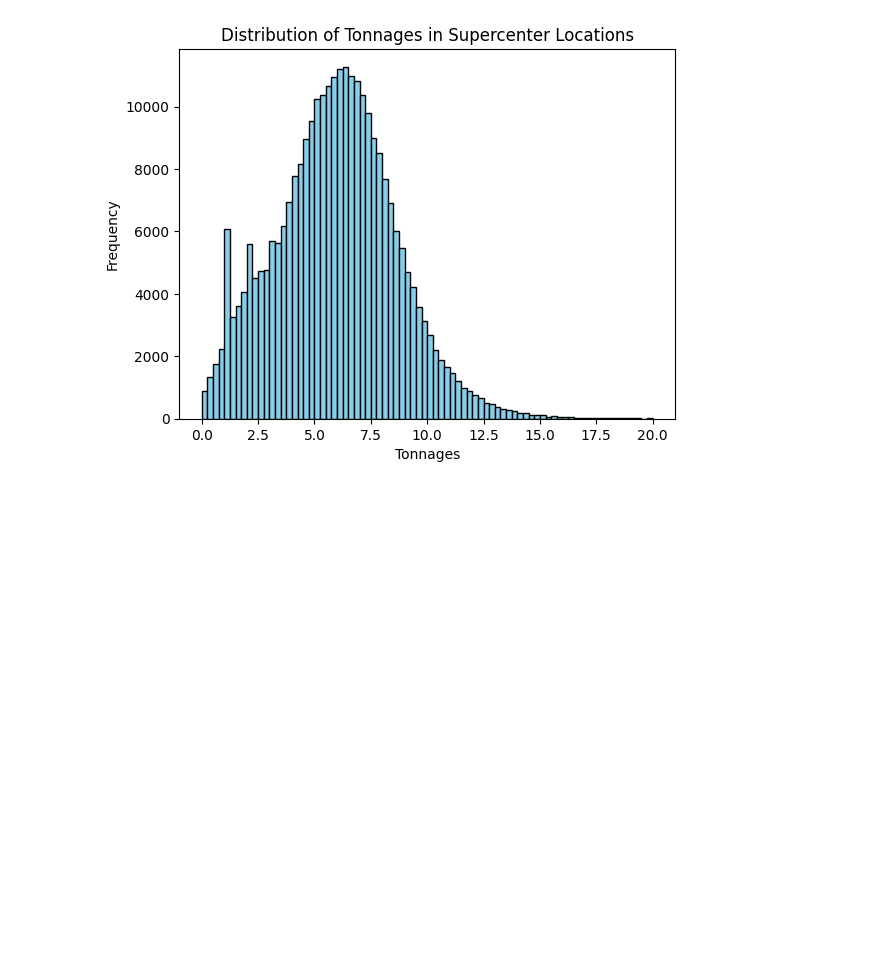
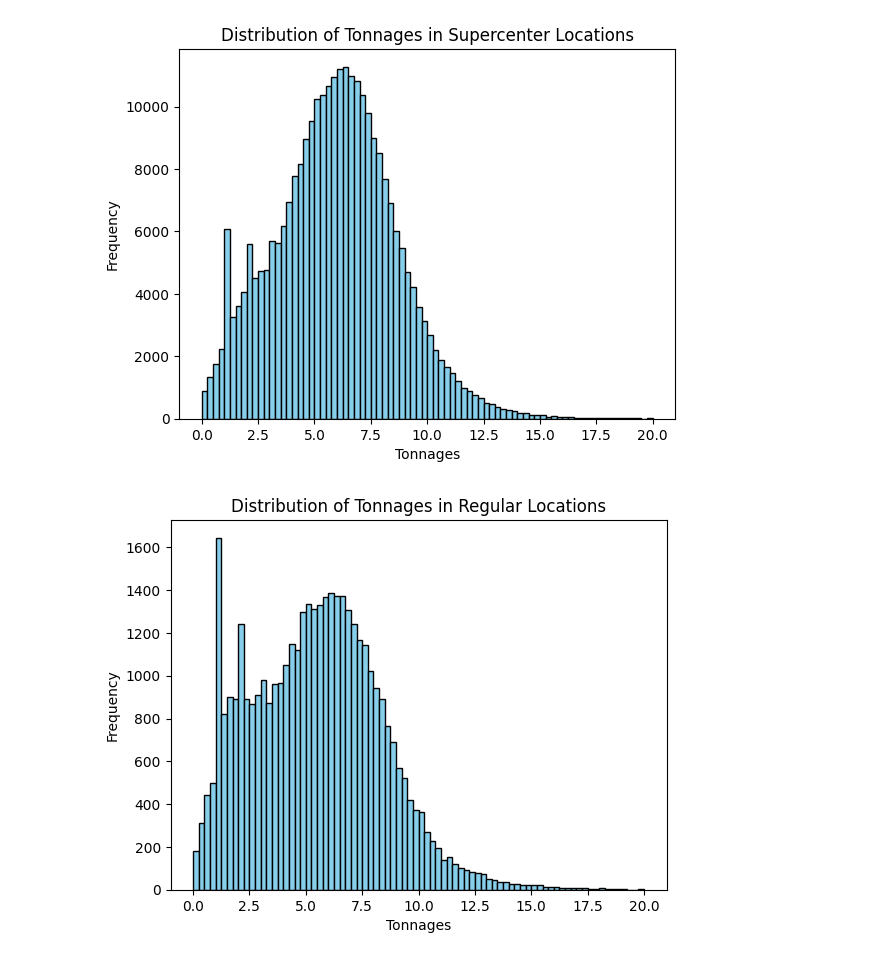
Before and after one commit to jli615/dtxwalmart, a Jupyter notebook: splitting.ipynb, the cells around one changed output. Drawn from its saved outputs; the diff is of its cells as text; code cells hidden in the pictures; blank space fills up the shorter version.

```diff
--- a/splitting.ipynb
+++ b/splitting.ipynb
@@ -80,3 +88,14 @@ plt.title('Distribution of Tonnages in Supercenter Locations')
 plt.show()
 # %% [output]
 [figure]
+# %%
+regular_walmart_df = non_supercenter_df[~non_supercenter_df['Location Name'].str.contains('Neighborhood')]
+neighborhood_walmart_df = non_supercenter_df[non_supercenter_df['Location Name'].str.contains('Neighborhood')]
+# %%
+plt.hist(regular_walmart_df['Tonnage'], bins=80, range=(0, 20), color='skyblue', edgecolor='black')
+plt.xlabel('Tonnages')
+plt.ylabel('Frequency')
+plt.title('Distribution of Tonnages in Regular Locations')
+plt.show()
+# %% [output]
+[figure, added]
```
Also changed, not shown: parts of 4 cells of this notebook.
